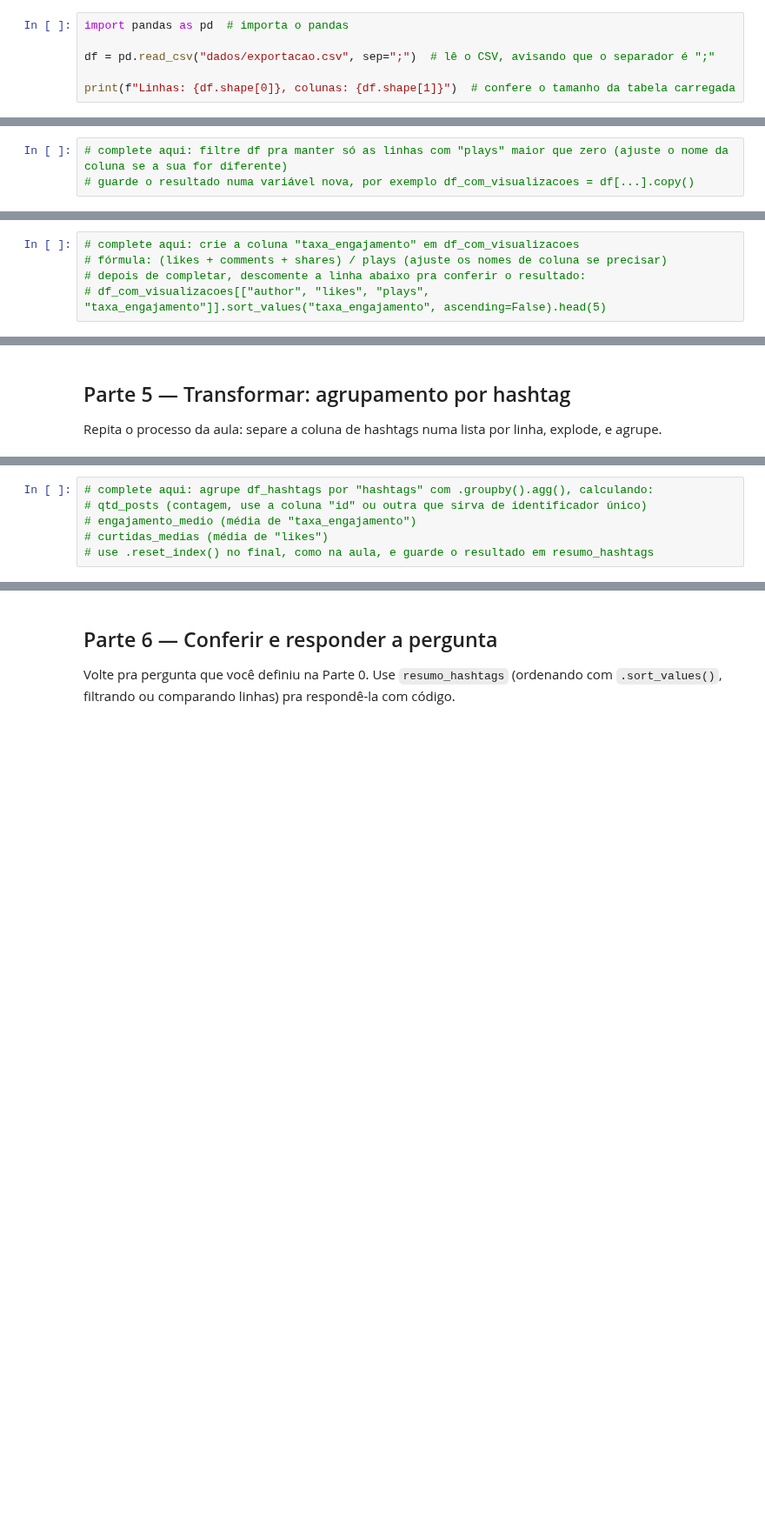
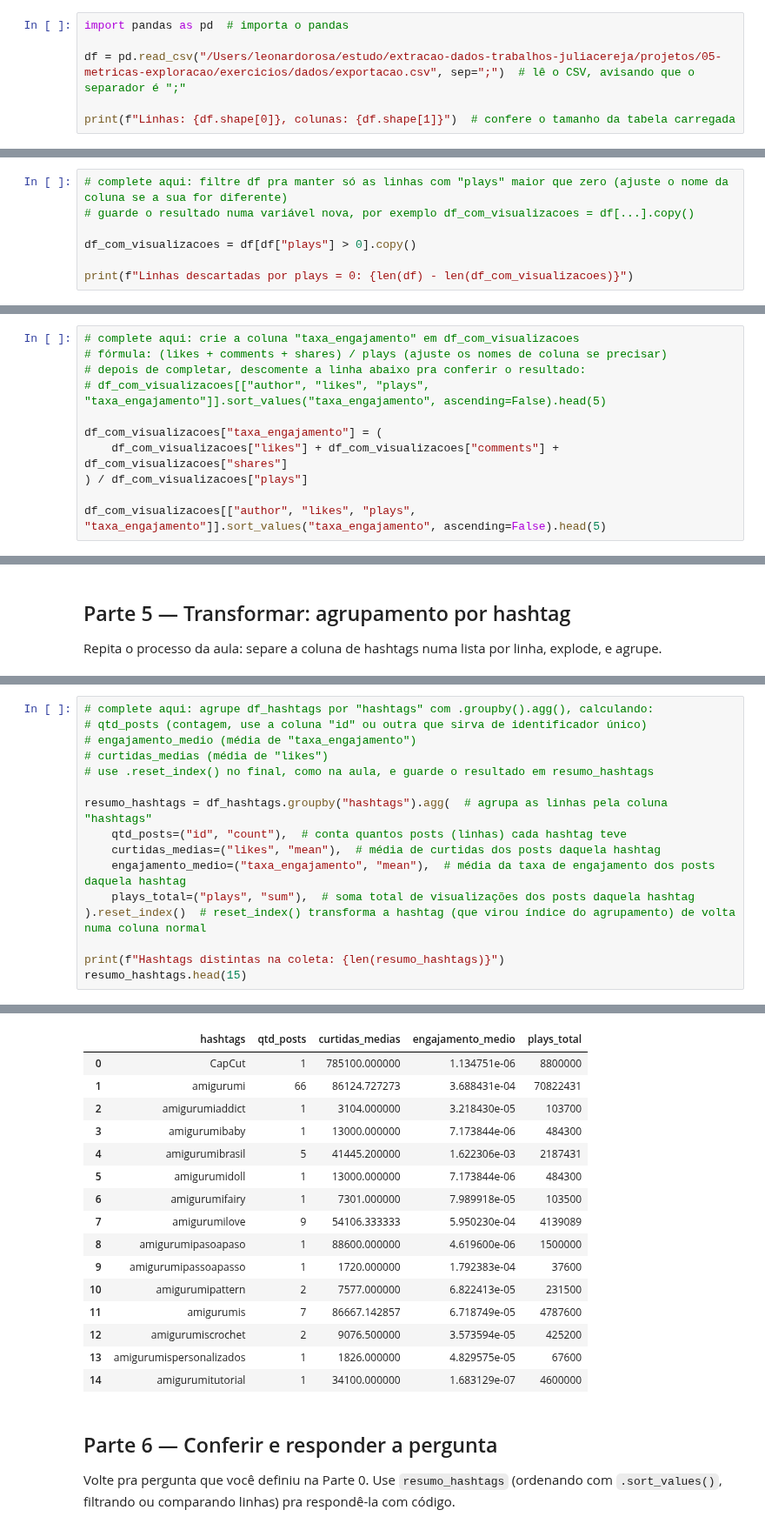
Before and after one commit to juliacereja/extracao-dados-trabalhos-juliacereja, a Jupyter notebook: projetos/05-metricas-exploracao/exercicios/exercicio-05-metricas-exploracao.ipynb, the cells around one changed output, grey strips where cells are left out. Shown at 87% size. Saved outputs shown, nothing was run; the diff lists cells and outputs as text; blank space fills up the shorter version.

```diff
--- a/projetos/05-metricas-exploracao/exercicios/exercicio-05-metricas-exploracao.ipynb
+++ b/projetos/05-metricas-exploracao/exercicios/exercicio-05-metricas-exploracao.ipynb
@@ -41,6 +41,6 @@ Carregue o CSV com Pandas, do mesmo jeito visto na aula.
 # %%
 import pandas as pd  # importa o pandas
 
-df = pd.read_csv("dados/exportacao.csv", sep=";")  # lê o CSV, avisando que o separador é ";"
+df = pd.read_csv("/Users/leonardorosa/estudo/extracao-dados-trabalhos-juliacereja/projetos/05-metricas-exploracao/exercicios/dados/exportacao.csv", sep=";")  # lê o CSV, avisando que o separador é ";"
 
 print(f"Linhas: {df.shape[0]}, colunas: {df.shape[1]}")  # confere o tamanho da tabela carregada
@@ -81,3 +122,7 @@ print(f"Linhas depois de remover duplicatas: {len(df)}")
 # %%
 # complete aqui: filtre df pra manter só as linhas com "plays" maior que zero (ajuste o nome da coluna se a sua for diferente)
 # guarde o resultado numa variável nova, por exemplo df_com_visualizacoes = df[...].copy()
+
+df_com_visualizacoes = df[df["plays"] > 0].copy()
+
+print(f"Linhas descartadas por plays = 0: {len(df) - len(df_com_visualizacoes)}")
@@ -86,3 +133,9 @@ print(f"Linhas depois de remover duplicatas: {len(df)}")
 # fórmula: (likes + comments + shares) / plays (ajuste os nomes de coluna se precisar)
 # depois de completar, descomente a linha abaixo pra conferir o resultado:
 # df_com_visualizacoes[["author", "likes", "plays", "taxa_engajamento"]].sort_values("taxa_engajamento", ascending=False).head(5)
+
+df_com_visualizacoes["taxa_engajamento"] = (
+    df_com_visualizacoes["likes"] + df_com_visualizacoes["comments"] + df_com_visualizacoes["shares"]
+) / df_com_visualizacoes["plays"]
+
+df_com_visualizacoes[["author", "likes", "plays", "taxa_engajamento"]].sort_values("taxa_engajamento", ascending=False).head(5)
@@ -116,3 +209,14 @@ df_hashtags[["author", "hashtags", "likes"]].head(10)
 # engajamento_medio (média de "taxa_engajamento")
 # curtidas_medias (média de "likes")
 # use .reset_index() no final, como na aula, e guarde o resultado em resumo_hashtags
+
+resumo_hashtags = df_hashtags.groupby("hashtags").agg(  # agrupa as linhas pela coluna "hashtags"
+    qtd_posts=("id", "count"),  # conta quantos posts (linhas) cada hashtag teve
+    curtidas_medias=("likes", "mean"),  # média de curtidas dos posts daquela hashtag
+    engajamento_medio=("taxa_engajamento", "mean"),  # média da taxa de engajamento dos posts daquela hashtag
+    plays_total=("plays", "sum"),  # soma total de visualizações dos posts daquela hashtag
+).reset_index()  # reset_index() transforma a hashtag (que virou índice do agrupamento) de volta numa coluna normal
+
+print(f"Hashtags distintas na coleta: {len(resumo_hashtags)}")
+resumo_hashtags.head(15)
+# %% [output]
@@ -119,3 +224,19 @@ df_hashtags[["author", "hashtags", "likes"]].head(10)
+|  | hashtags | qtd_posts | curtidas_medias | engajamento_medio | plays_total |
+| 0 | CapCut | 1 | 785100.000000 | 1.134751e-06 | 8800000 |
+| 1 | amigurumi | 66 | 86124.727273 | 3.688431e-04 | 70822431 |
+| 2 | amigurumiaddict | 1 | 3104.000000 | 3.218430e-05 | 103700 |
+| 3 | amigurumibaby | 1 | 13000.000000 | 7.173844e-06 | 484300 |
+| 4 | amigurumibrasil | 5 | 41445.200000 | 1.622306e-03 | 2187431 |
+| 5 | amigurumidoll | 1 | 13000.000000 | 7.173844e-06 | 484300 |
+| 6 | amigurumifairy | 1 | 7301.000000 | 7.989918e-05 | 103500 |
+| 7 | amigurumilove | 9 | 54106.333333 | 5.950230e-04 | 4139089 |
+| 8 | amigurumipasoapaso | 1 | 88600.000000 | 4.619600e-06 | 1500000 |
+| 9 | amigurumipassoapasso | 1 | 1720.000000 | 1.792383e-04 | 37600 |
+| 10 | amigurumipattern | 2 | 7577.000000 | 6.822413e-05 | 231500 |
+| 11 | amigurumis | 7 | 86667.142857 | 6.718749e-05 | 4787600 |
+| 12 | amigurumiscrochet | 2 | 9076.500000 | 3.573594e-05 | 425200 |
+| 13 | amigurumispersonalizados | 1 | 1826.000000 | 4.829575e-05 | 67600 |
+| 14 | amigurumitutorial | 1 | 34100.000000 | 1.683129e-07 | 4600000 |
 # %% [markdown]
 ## Parte 6 — Conferir e responder a pergunta
 
```
Also changed, not shown: parts of 19 cells of this notebook, 2 other files.
